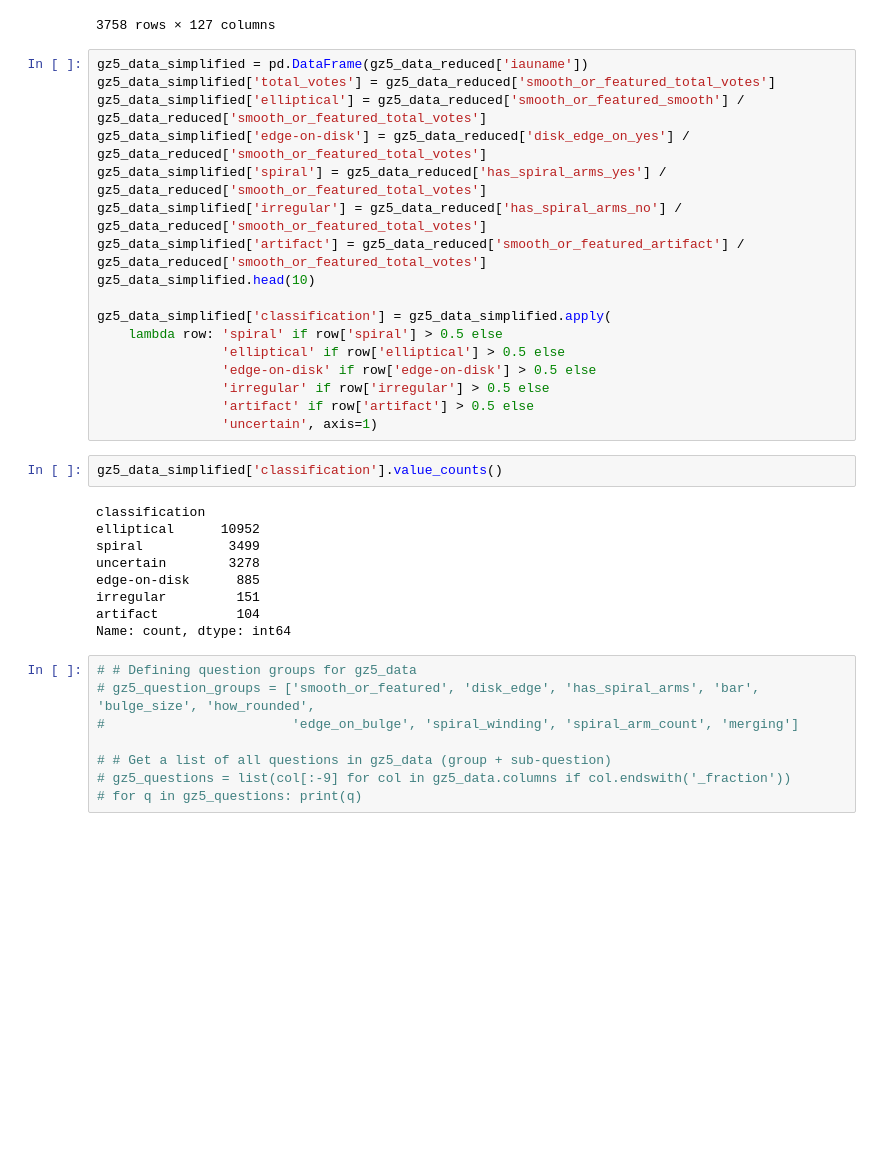
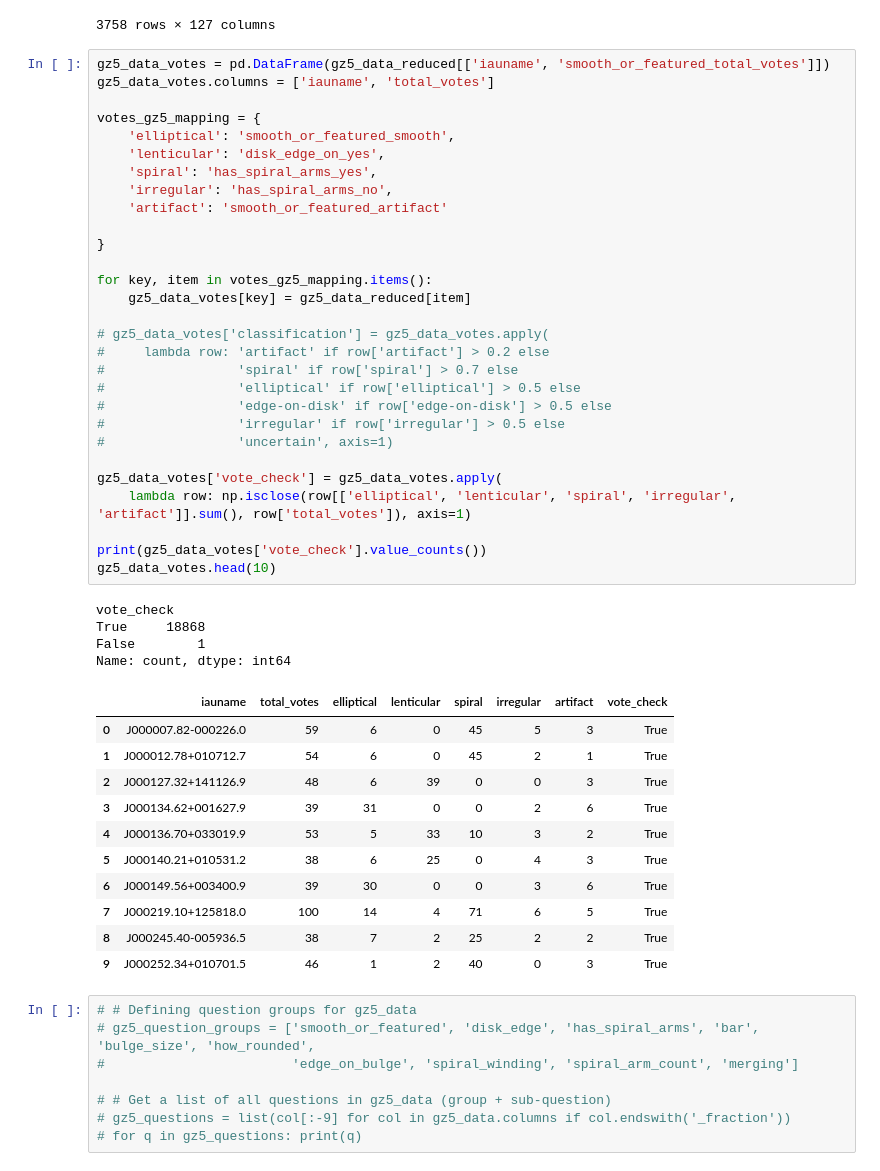
Before and after one commit to ChamillaTerp/AML2025_FinalProject, a Jupyter notebook: Mark/GalaxyClassifier.ipynb, the cells around one changed output. Saved outputs shown, nothing was run; the diff lists cells and outputs as text; blank space fills up the shorter version.

```diff
--- a/Mark/GalaxyClassifier.ipynb
+++ b/Mark/GalaxyClassifier.ipynb
@@ -106,33 +126,50 @@ gz5_data[gz5_data['iauname'].isin(validation_galaxies['iauname'])].sort_values(b
 | 3757 | J100959.45+064458.5 | 152.497722 | 6.749572 | 0.115226 | -20.512627 | 105.172035 | 1.641005 | 3.401971 | ... |
 3758 rows × 127 columns
 # %%
-gz5_data_simplified = pd.DataFrame(gz5_data_reduced['iauname'])
-gz5_data_simplified['total_votes'] = gz5_data_reduced['smooth_or_featured_total_votes']
-gz5_data_simplified['elliptical'] = gz5_data_reduced['smooth_or_featured_smooth'] / gz5_data_reduced['smooth_or_featured_total_votes']
-gz5_data_simplified['edge-on-disk'] = gz5_data_reduced['disk_edge_on_yes'] / gz5_data_reduced['smooth_or_featured_total_votes']
-gz5_data_simplified['spiral'] = gz5_data_reduced['has_spiral_arms_yes'] / gz5_data_reduced['smooth_or_featured_total_votes']
-gz5_data_simplified['irregular'] = gz5_data_reduced['has_spiral_arms_no'] / gz5_data_reduced['smooth_or_featured_total_votes']
-gz5_data_simplified['artifact'] = gz5_data_reduced['smooth_or_featured_artifact'] / gz5_data_reduced['smooth_or_featured_total_votes']
-gz5_data_simplified.head(10)
+gz5_data_votes = pd.DataFrame(gz5_data_reduced[['iauname', 'smooth_or_featured_total_votes']])
+gz5_data_votes.columns = ['iauname', 'total_votes']
 
-gz5_data_simplified['classification'] = gz5_data_simplified.apply(
-    lambda row: 'spiral' if row['spiral'] > 0.5 else
-                'elliptical' if row['elliptical'] > 0.5 else
-                'edge-on-disk' if row['edge-on-disk'] > 0.5 else
-                'irregular' if row['irregular'] > 0.5 else
-                'artifact' if row['artifact'] > 0.5 else
-                'uncertain', axis=1)
+votes_gz5_mapping = {
+    'elliptical': 'smooth_or_featured_smooth',
+    'lenticular': 'disk_edge_on_yes',
+    'spiral': 'has_spiral_arms_yes',
+    'irregular': 'has_spiral_arms_no',
+    'artifact': 'smooth_or_featured_artifact'
+
+}
+
+for key, item in votes_gz5_mapping.items():
+    gz5_data_votes[key] = gz5_data_reduced[item]
+
+# gz5_data_votes['classification'] = gz5_data_votes.apply(
+#     lambda row: 'artifact' if row['artifact'] > 0.2 else
+#                 'spiral' if row['spiral'] > 0.7 else
+#                 'elliptical' if row['elliptical'] > 0.5 else
+#                 'edge-on-disk' if row['edge-on-disk'] > 0.5 else
+#                 'irregular' if row['irregular'] > 0.5 else
+#                 'uncertain', axis=1)
+
+gz5_data_votes['vote_check'] = gz5_data_votes.apply(
+    lambda row: np.isclose(row[['elliptical', 'lenticular', 'spiral', 'irregular', 'artifact']].sum(), row['total_votes']), axis=1)
+
+print(gz5_data_votes['vote_check'].value_counts())
+gz5_data_votes.head(10)
+# %% [output]
+vote_check
+True     18868
+False        1
+Name: count, dtype: int64
+|  | iauname | total_votes | elliptical | lenticular | spiral | irregular | artifact | vote_check |
+| 0 | J000007.82-000226.0 | 59 | 6 | 0 | 45 | 5 | 3 | True |
+| 1 | J000012.78+010712.7 | 54 | 6 | 0 | 45 | 2 | 1 | True |
+| 2 | J000127.32+141126.9 | 48 | 6 | 39 | 0 | 0 | 3 | True |
+| 3 | J000134.62+001627.9 | 39 | 31 | 0 | 0 | 2 | 6 | True |
+| 4 | J000136.70+033019.9 | 53 | 5 | 33 | 10 | 3 | 2 | True |
+| 5 | J000140.21+010531.2 | 38 | 6 | 25 | 0 | 4 | 3 | True |
+| 6 | J000149.56+003400.9 | 39 | 30 | 0 | 0 | 3 | 6 | True |
+| 7 | J000219.10+125818.0 | 100 | 14 | 4 | 71 | 6 | 5 | True |
+| 8 | J000245.40-005936.5 | 38 | 7 | 2 | 25 | 2 | 2 | True |
+| 9 | J000252.34+010701.5 | 46 | 1 | 2 | 40 | 0 | 3 | True |
-# %%
-gz5_data_simplified['classification'].value_counts()
-# %% [output]
-classification
-elliptical      10952
-spiral           3499
-uncertain        3278
-edge-on-disk      885
-irregular         151
-artifact          104
-Name: count, dtype: int64
 # %%
 # # Defining question groups for gz5_data
 # gz5_question_groups = ['smooth_or_featured', 'disk_edge', 'has_spiral_arms', 'bar', 'bulge_size', 'how_rounded',
```
Also changed, not shown: parts of 30 cells of this notebook, 1 other file.
